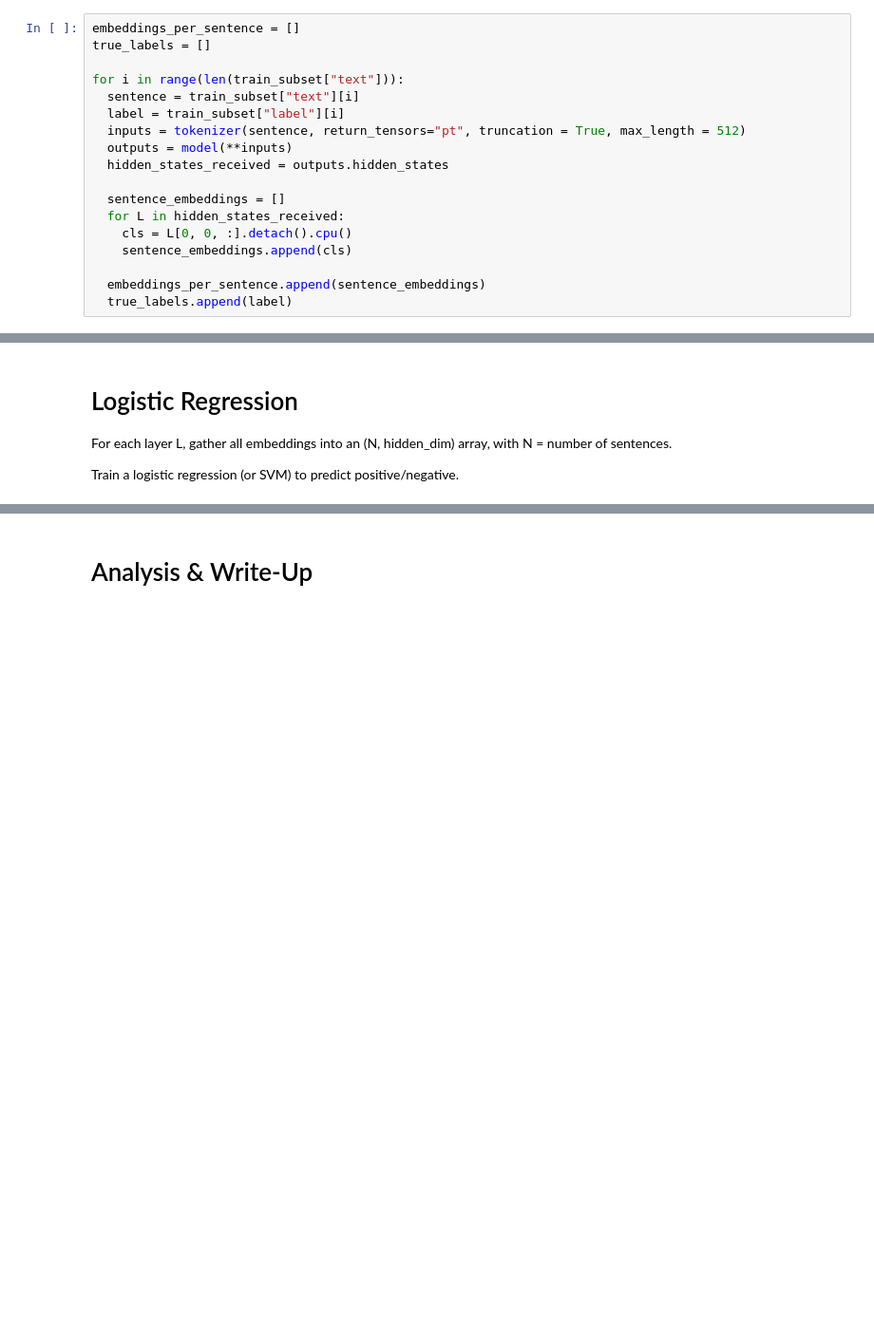
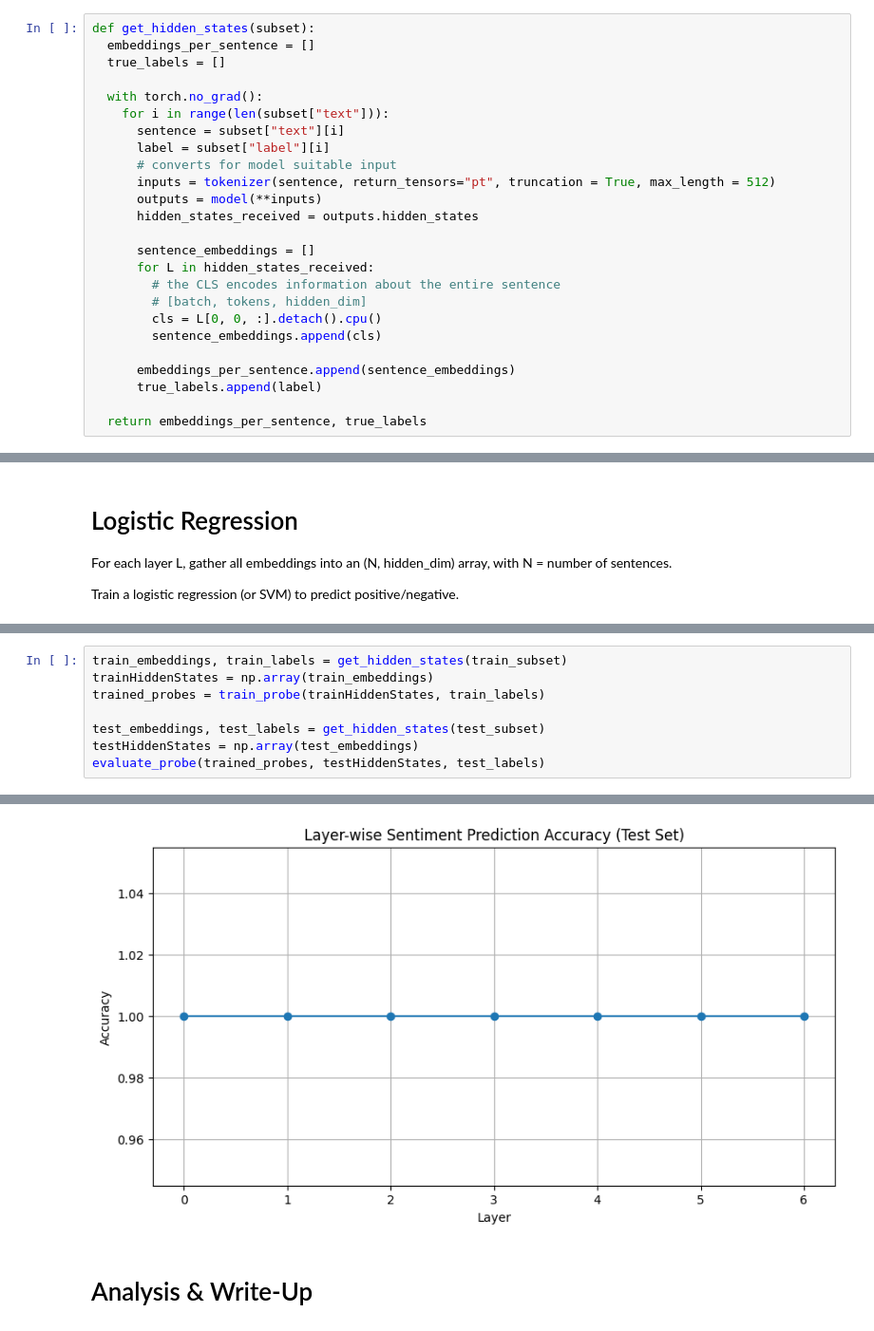
Before and after one commit to bnelson05/Probing, a Jupyter notebook: Probing.ipynb, the cells around one changed output, grey strips where cells are left out. Shown: that part at 95% size. Cells and saved outputs as stored; diff of their text form; blank space fills up the shorter version.

```diff
--- a/Probing.ipynb
+++ b/Probing.ipynb
@@ -89,23 +86,30 @@ Decide how to get a single vector for the sentence:
 # %% [markdown]
 Save those embeddings (e.g., shape = [num_samples, hidden_dim]) for each layer, plus the true label.
 # %%
-embeddings_per_sentence = []
-true_labels = []
+def get_hidden_states(subset):
+  embeddings_per_sentence = []
+  true_labels = []
 
-for i in range(len(train_subset["text"])):
-  sentence = train_subset["text"][i]
-  label = train_subset["label"][i]
-  inputs = tokenizer(sentence, return_tensors="pt", truncation = True, max_length = 512)
-  outputs = model(**inputs)
-  hidden_states_received = outputs.hidden_states
+  with torch.no_grad():
+    for i in range(len(subset["text"])):
+      sentence = subset["text"][i]
+      label = subset["label"][i]
+      # converts for model suitable input
+      inputs = tokenizer(sentence, return_tensors="pt", truncation = True, max_length = 512)
+      outputs = model(**inputs)
+      hidden_states_received = outputs.hidden_states
 
-  sentence_embeddings = []
-  for L in hidden_states_received:
-    cls = L[0, 0, :].detach().cpu()
-    sentence_embeddings.append(cls)
+      sentence_embeddings = []
+      for L in hidden_states_received:
+        # the CLS encodes information about the entire sentence
+        # [batch, tokens, hidden_dim]
+        cls = L[0, 0, :].detach().cpu()
+        sentence_embeddings.append(cls)
 
-  embeddings_per_sentence.append(sentence_embeddings)
-  true_labels.append(label)
+      embeddings_per_sentence.append(sentence_embeddings)
+      true_labels.append(label)
+
+  return embeddings_per_sentence, true_labels
 # %% [markdown]
 # Training a Probe
 # %% [markdown]
@@ -161,0 +194,9 @@ You might pick layers 0, 3, 6, 9, 11—or each layer—then plot or table the re
+# %%
+train_embeddings, train_labels = get_hidden_states(train_subset)
+trainHiddenStates = np.array(train_embeddings)
+trained_probes = train_probe(trainHiddenStates, train_labels)
+
+test_embeddings, test_labels = get_hidden_states(test_subset)
+testHiddenStates = np.array(test_embeddings)
+evaluate_probe(trained_probes, testHiddenStates, test_labels)
+# %% [output]
@@ -162,3 +217,4 @@ You might pick layers 0, 3, 6, 9, 11—or each layer—then plot or table the re
+[figure, added]
 # %% [markdown]
 # Analysis & Write-Up
 # %% [markdown]
```
Also changed, not shown: parts of 6 cells of this notebook.
